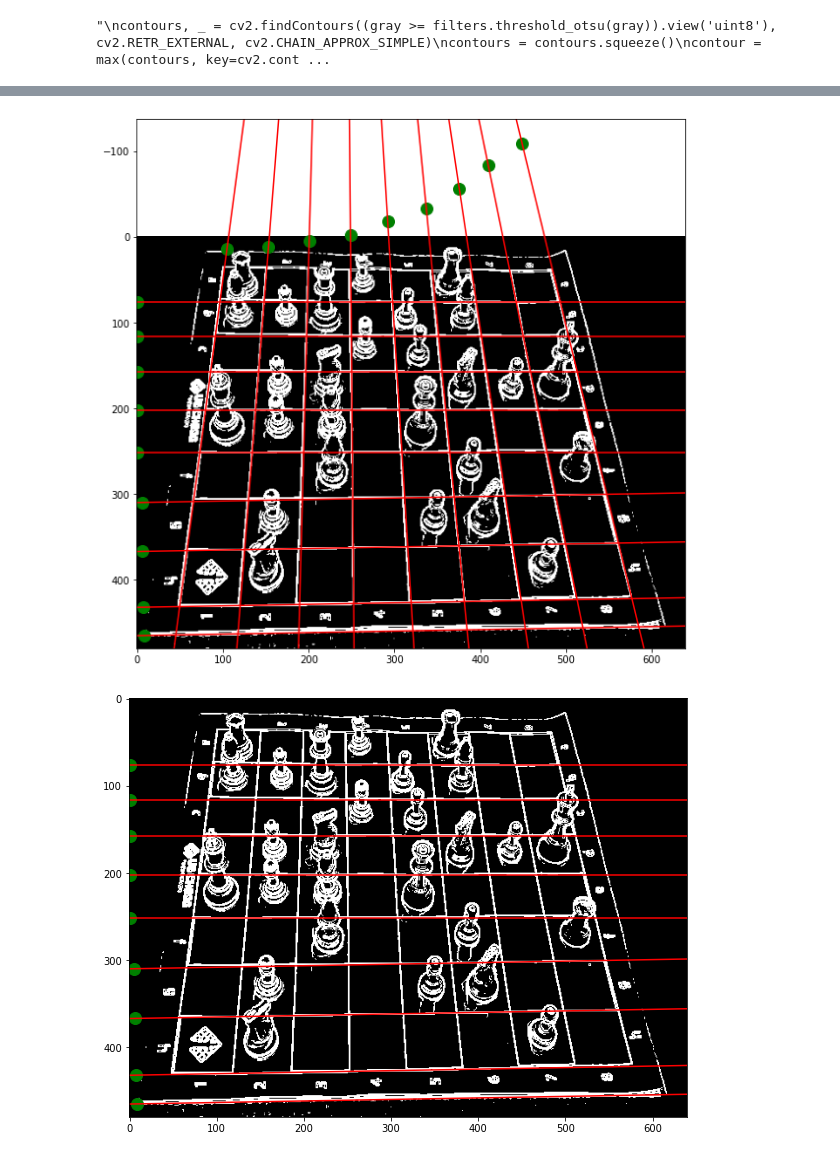
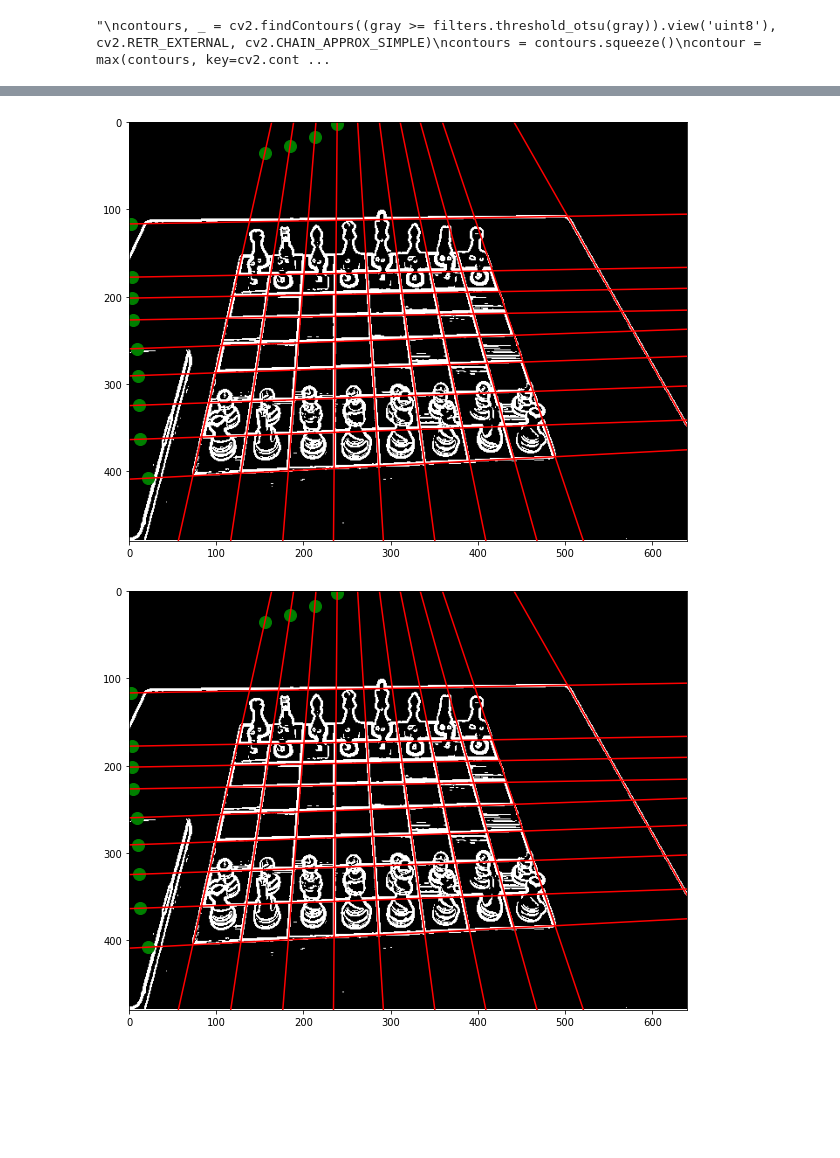
Before and after one commit to tniyer2/chess_image_detection, a Jupyter notebook: chess_detection.ipynb, the cells around one changed output, grey strips where cells are left out. Cells and saved outputs as stored; diff of their text form; code cells hidden in the pictures; blank space fills up the shorter version.

```diff
--- a/chess_detection.ipynb
+++ b/chess_detection.ipynb
@@ -84,7 +84,7 @@ plt.imshow(out)
 # %% [output]
 "\ncontours, _ = cv2.findContours((gray >= filters.threshold_otsu(gray)).view('uint8'), cv2.RETR_EXTERNAL, cv2.CHAIN_APPROX_SIMPLE)\ncontours = contours.squeeze()\ncontour = max(contours, key=cv2.cont ...
 # %%
-def plot_lines_hough(im, angles, dists):
+def plot_lines_hough(im, angles, dists, intersection_points=[]):
     """
     Plots an image (im) and then draws the lines as given by the angles (in radians)
     and distances from (0,0).
@@ -93,8 +93,8 @@ def plot_lines_hough(im, angles, dists):
 
     # Plot the image and force the limits on the axes
     plt.imshow(im)
-    # plt.xlim((0, w))
-    # plt.ylim((h, 0))
+    plt.xlim((0, w))
+    plt.ylim((h, 0))
 
     # Plot the lines
     xs = dists * np.cos(angles)
@@ -102,8 +102,11 @@ def plot_lines_hough(im, angles, dists):
     for x, y, angle in zip(xs, ys, angles):
         plt.plot(x, y, color='green', marker='o', linestyle='dashed', linewidth=2, markersize=12)
         plt.axline((x, y), slope=np.tan(angle + np.pi/2), color='red')
+
+    for x, y in intersection_points:
+        plt.plot(x, y, color='blue', marker='o', linestyle='dashed', linewidth=2, markersize=12)
 # %%
-im = io.imread('chess_board_images/chess_position_1.jpg')
+im = io.imread('chess_board_images/starting_chess_position_2.jpg')
 im = cv2.resize(im, (640, 480))
 
 plt.imshow(im)
@@ -113,8 +116,9 @@ plt.imshow(im)
 # %%
 EDGE_DETECTION_THRESHOLD = 0.05
+GAUSSIAN_BLUR = 0.75
 
 gray = color.rgb2gray(im)
-blurred = ndi.gaussian_filter(gray, 0.5)
+blurred = ndi.gaussian_filter(gray, GAUSSIAN_BLUR)
 edges = filters.sobel(blurred)
 thresh = edges > EDGE_DETECTION_THRESHOLD
 
@@ -139,14 +143,16 @@ peak_vals, angles2, distances2 = transform.hough_line_peaks(hough, angles, dista
 
 plot_lines_hough(thresh, angles2, distances2)
 # %% [output]
-[figure, old version]
+[figure, new version]
 # %%
 '''
 Splits lines into horizontal lines and vertical lines.
 '''
 def split_lines(angles, distances):
-    assert len(angles) > 2
     assert len(angles) == len(distances)
+
+    if len(angles) < 2:
+        return [], [], [], []
 
     sorted_indices, angles = zip(*sorted(enumerate(angles), key=lambda x: x[1]))
     angle_diffs = [abs(angle - angles[(i+1) % len(angles)]) for i, angle in enumerate(angles)]
@@ -173,8 +179,9 @@ def split_lines(angles, distances):
 # %%
 h_angles, h_distances, v_angles, v_distances = split_lines(angles2, distances2)
 plot_lines_hough(thresh, h_angles, h_distances)
+plot_lines_hough(thresh, v_angles, v_distances)
 # %% [output]
-[figure, old version]
+[figure, new version]
 # %%
 def convert_angle_dists_to_points_slopes(angles, dists):
     x_coords = dists * np.cos(angles)
```
Also changed, not shown: parts of 7 cells of this notebook, 1 other file.
